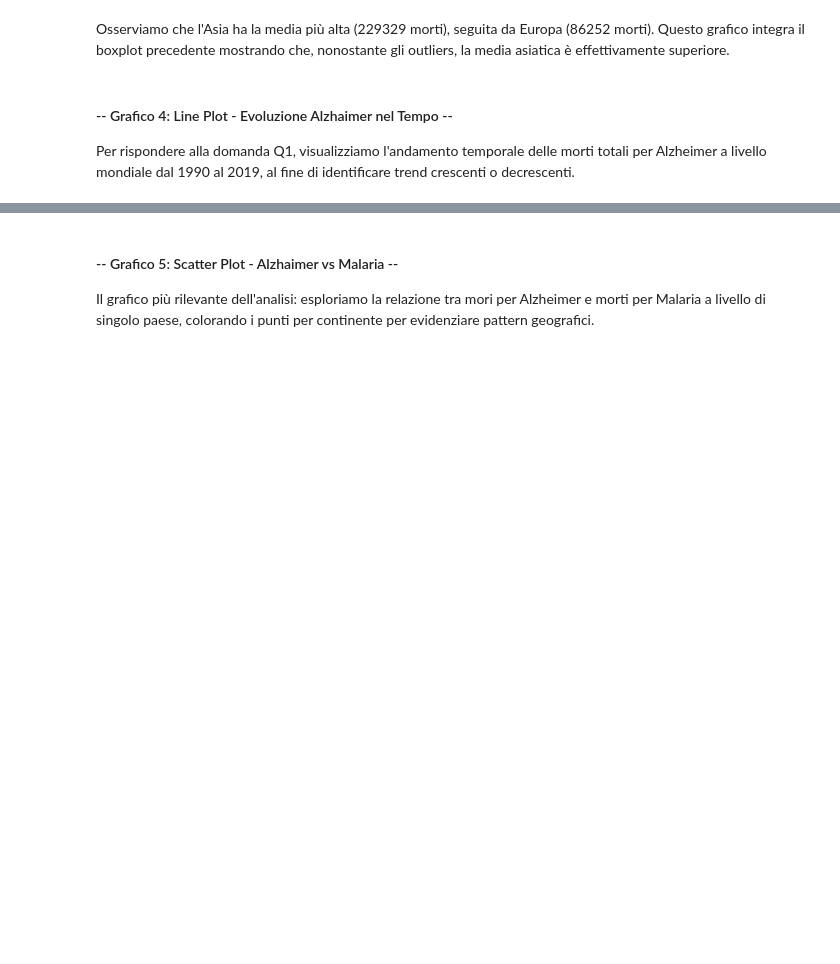
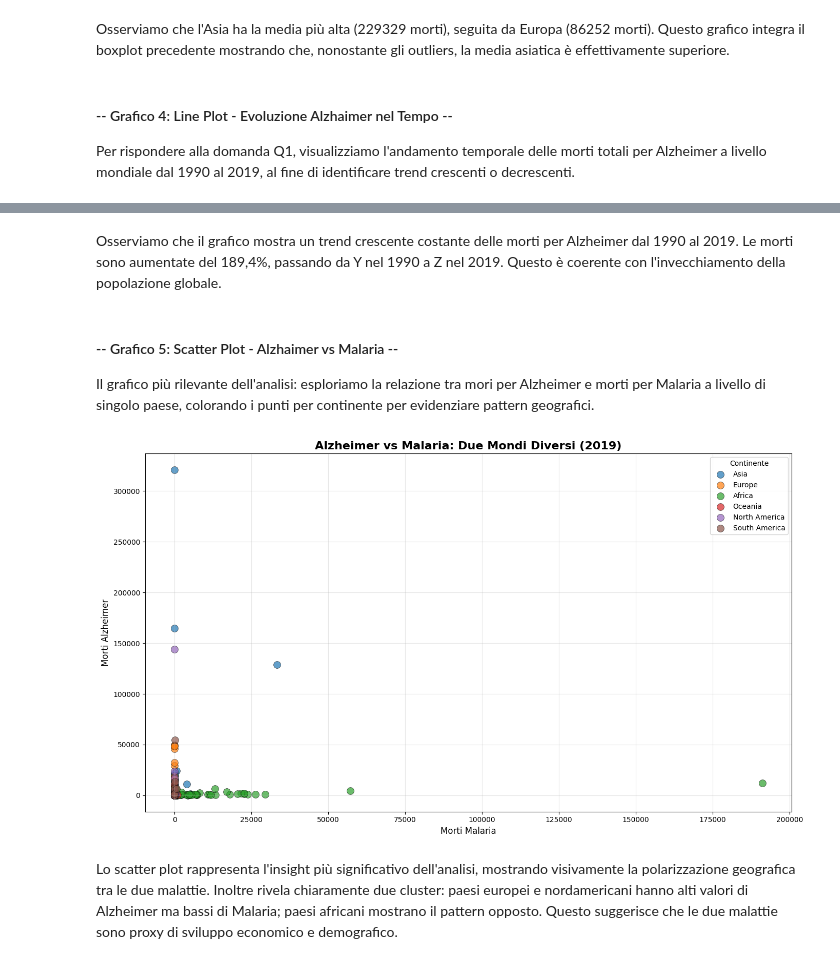
Before and after one commit to NastyOmar/progetto-statistica---Junkie-Walkers, a Jupyter notebook: statistica.ipynb, the cells around one changed output, grey strips where cells are left out. Saved outputs shown, nothing was run; the diff lists cells and outputs as text; code cells hidden in the pictures; blank space fills up the shorter version.

```diff
--- a/statistica.ipynb
+++ b/statistica.ipynb
@@ -493,4 +496,34 @@ print(f"\n📈 Variazione 1990-2019: +{var_perc:.1f}%")
+# %% [markdown]
+Osserviamo che il grafico mostra un trend crescente costante delle morti per
+Alzheimer dal 1990 al 2019. Le morti sono aumentate del 189,4%,
+passando da Y nel 1990 a Z nel 2019. Questo è coerente con
+l'invecchiamento della popolazione globale.
 # %% [markdown]
 #### -- Grafico 5: Scatter Plot - Alzhaimer vs Malaria --
 
 Il grafico più rilevante dell'analisi: esploriamo la relazione tra mori per Alzheimer e morti per Malaria a livello di singolo paese, colorando i punti per continente per evidenziare pattern geografici.
+# %%
+# ===== SCATTER PLOT - Alzheimer vs Malaria (2019) =====
+plt.figure(figsize=(14, 8))
+
+# Crea scatter colorato per continente
+for continent in df_2019['Continent'].unique():
+    data = df_2019[df_2019['Continent'] == continent]
+    plt.scatter(data['Malaria'], data['Alzheimer'],
+                label=continent, alpha=0.7, s=100, edgecolor='black', linewidth=0.5)
+
+plt.title('Alzheimer vs Malaria: Due Mondi Diversi (2019)', fontsize=16, fontweight='bold')
+plt.xlabel('Morti Malaria', fontsize=12)
+plt.ylabel('Morti Alzheimer', fontsize=12)
+plt.legend(title='Continente', fontsize=10)
+plt.grid(alpha=0.3)
+
+# Aggiungi annotazioni per paesi interessanti (opzionale)
+# es. annotare outliers come Nigeria, USA, ecc.
+
+plt.tight_layout()
+plt.show()
+# %% [output]
+[figure, added]
+# %% [markdown]
+Lo scatter plot rappresenta l'insight più significativo dell'analisi, mostrando visivamente la polarizzazione geografica tra le due malattie. Inoltre rivela chiaramente due cluster: paesi europei e nordamericani hanno alti valori di Alzheimer ma bassi di Malaria; paesi africani mostrano il pattern opposto. Questo suggerisce che le due malattie sono proxy di sviluppo economico e demografico.
```
Also changed, not shown: parts of 4 cells of this notebook.
